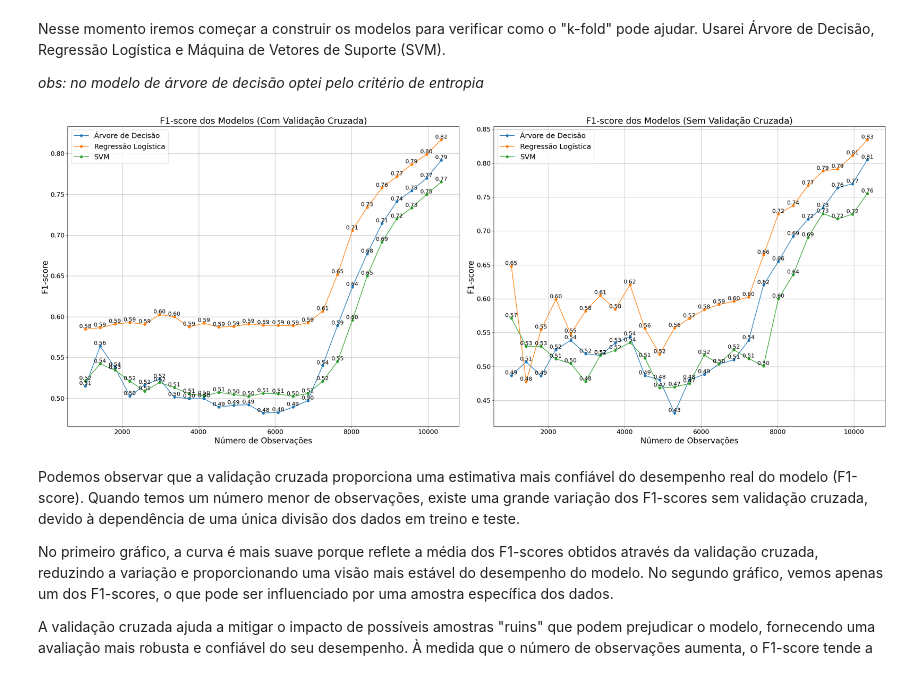
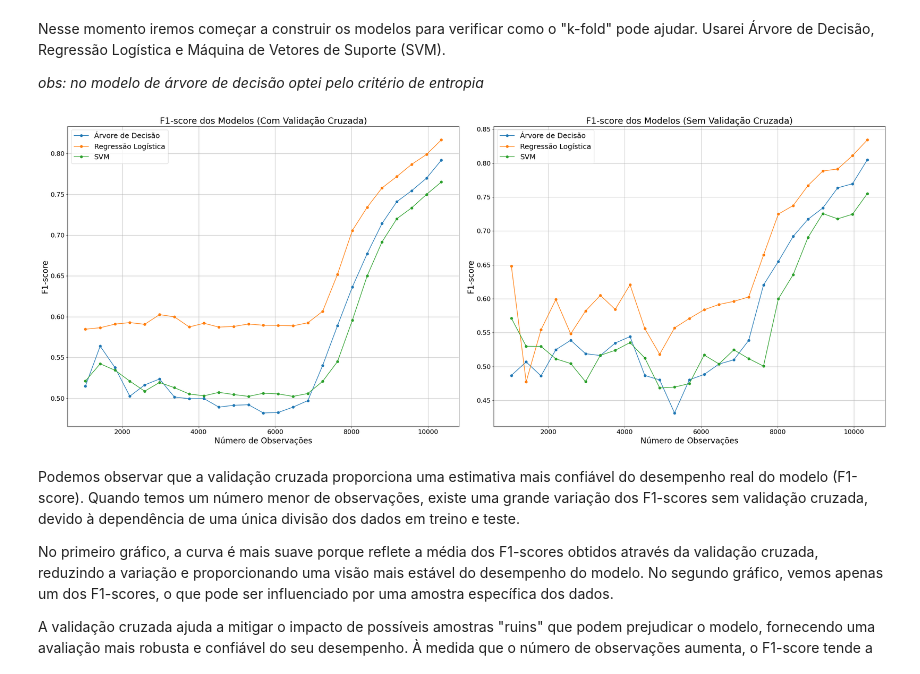
Before and after one commit to PeronxD/Python, a Jupyter notebook: K_Folds.ipynb, the cells around one changed output. Cells and saved outputs as stored; diff of their text form; code cells hidden in the pictures.

```diff
--- a/K_Folds.ipynb
+++ b/K_Folds.ipynb
@@ -127,15 +127,6 @@ Usarei Árvore de Decisão, Regressão Logística e Máquina de Vetores de Supor
 
 *obs: no modelo de árvore de decisão optei pelo critério de entropia*
 # %%
-import numpy as np
-import matplotlib.pyplot as plt
-from sklearn.tree import DecisionTreeClassifier
-from sklearn.linear_model import LogisticRegression
-from sklearn.svm import SVC
-from sklearn.model_selection import cross_val_score, train_test_split
-from sklearn.metrics import f1_score
-
-# Supondo que as variáveis X e y já estejam definidas
 # Definição dos modelos
 modelo_arvore_decisao = DecisionTreeClassifier(random_state=1234, criterion='entropy')
 modelo_regressao_log = LogisticRegression(random_state=1234)
@@ -203,44 +194,35 @@ plt.rcParams.update({
 
 # Plotar os resultados lado a lado
 plt.figure(figsize=(30, 12))
 
 # Plotar o gráfico do F1-score com validação cruzada
 plt.subplot(1, 2, 1)
 plt.plot(subconjuntos, arvores_f1_score_media, label='Árvore de Decisão', marker='o')
 plt.plot(subconjuntos, rl_f1_score_media, label='Regressão Logística', marker='o')
 plt.plot(subconjuntos, svm_f1_score_media, label='SVM', marker='o')
 
-for i, tamanho in enumerate(subconjuntos):
-    plt.text(tamanho, arvores_f1_score_media[i], f'{arvores_f1_score_media[i]:.2f}', ha='center', va='bottom', fontsize=14)
-    plt.text(tamanho, rl_f1_score_media[i], f'{rl_f1_score_media[i]:.2f}', ha='center', va='bottom', fontsize=14)
-    plt.text(tamanho, svm_f1_score_media[i], f'{svm_f1_score_media[i]:.2f}', ha='center', va='bottom', fontsize=14)
 plt.xlabel('Número de Observações')
 plt.ylabel('F1-score')
 plt.title('F1-score dos Modelos (Com Validação Cruzada)')
 plt.legend()
 plt.grid(True)
 
-# Plotar o gráfico do F1-score nos dados de teste
+# Plotar o gráfico do F1-score
 plt.subplot(1, 2, 2)
 plt.plot(subconjuntos, arvores_f1_scores, label='Árvore de Decisão', marker='o')
 plt.plot(subconjuntos, rl_f1_scores, label='Regressão Logística', marker='o')
 plt.plot(subconjuntos, svm_f1_scores, label='SVM', marker='o')
-
-for i, tamanho in enumerate(subconjuntos):
-    plt.text(tamanho, arvores_f1_scores[i], f'{arvores_f1_scores[i]:.2f}', ha='center', va='bottom', fontsize=14)
-    plt.text(tamanho, rl_f1_scores[i], f'{rl_f1_scores[i]:.2f}', ha='center', va='bottom', fontsize=14)
-    plt.text(tamanho, svm_f1_scores[i], f'{svm_f1_scores[i]:.2f}', ha='center', va='bottom', fontsize=14)
 
 plt.xlabel('Número de Observações')
 plt.ylabel('F1-score')
 plt.title('F1-score dos Modelos (Sem Validação Cruzada)')
 plt.legend()
 plt.grid(True)
 
 plt.tight_layout()
 plt.show()
 # %% [output]
-[figure, old version]
+[figure, new version]
 # %% [markdown]
 Podemos observar que a validação cruzada proporciona uma estimativa mais confiável do desempenho real do modelo (F1-score). Quando temos um número menor de observações, existe uma grande variação dos F1-scores sem validação cruzada, devido à dependência de uma única divisão dos dados em treino e teste.
 
```
